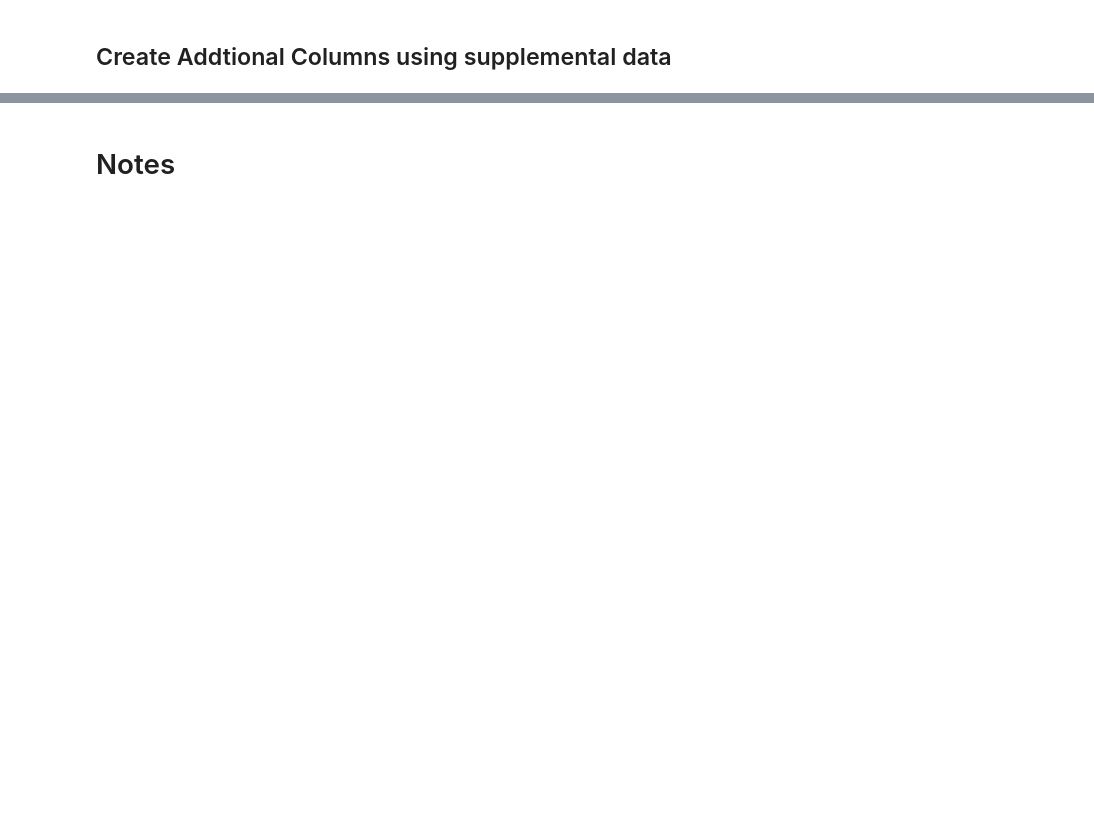
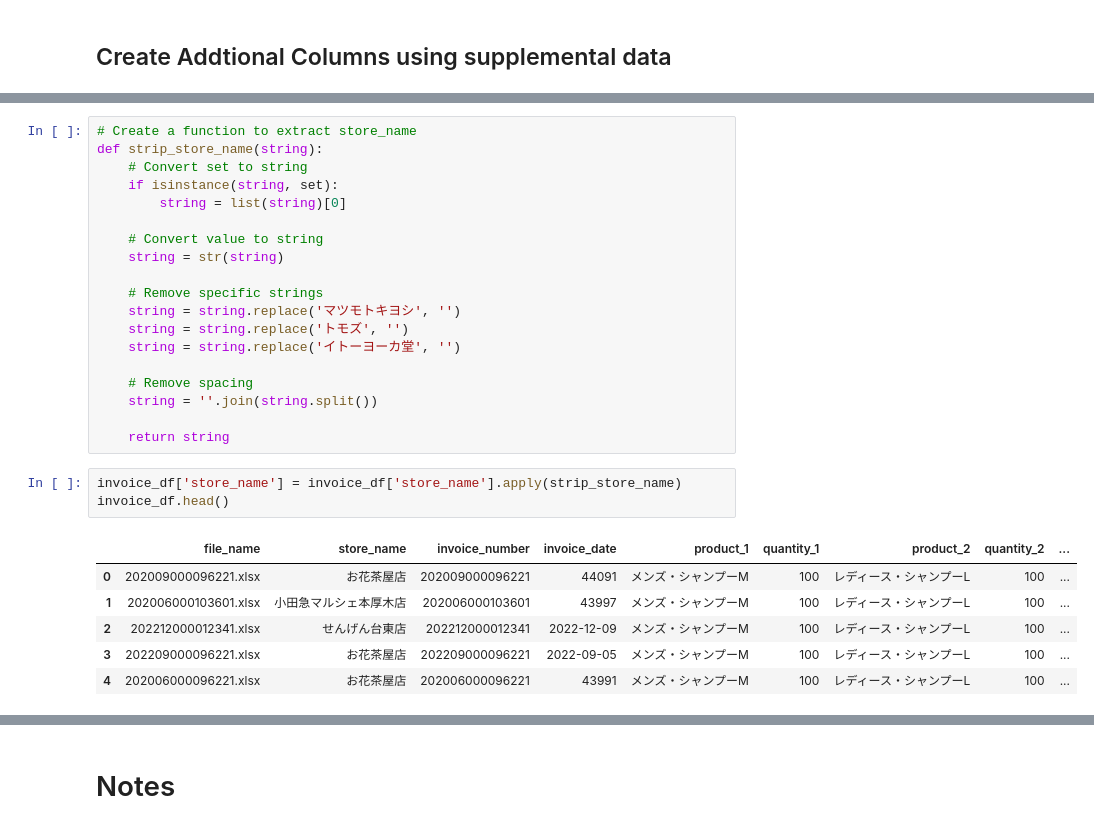
Before and after one commit to Kensuzuki95/EY_Assignment, a Jupyter notebook: EY_Assignment.ipynb, the cells around one changed output, grey strips where cells are left out. Cells and saved outputs as stored; diff of their text form; blank space fills up the shorter version.

```diff
--- a/EY_Assignment.ipynb
+++ b/EY_Assignment.ipynb
@@ -404,0 +409,29 @@ memory usage: 344.3+ KB
+# %%
+# Create a function to extract store_name
+def strip_store_name(string):
+    # Convert set to string
+    if isinstance(string, set):
+        string = list(string)[0]
+
+    # Convert value to string
+    string = str(string)
+
+    # Remove specific strings
+    string = string.replace('マツモトキヨシ', '')
+    string = string.replace('トモズ', '')
+    string = string.replace('イトーヨーカ堂', '')
+
+    # Remove spacing
+    string = ''.join(string.split())
+
+    return string
+# %%
+invoice_df['store_name'] = invoice_df['store_name'].apply(strip_store_name)
+invoice_df.head()
+# %% [output]
+|  | file_name | store_name | invoice_number | invoice_date | product_1 | quantity_1 | product_2 | quantity_2 | ... |
+| 0 | 202009000096221.xlsx | お花茶屋店 | 202009000096221 | 44091 | メンズ・シャンプーM | 100 | レディース・シャンプーL | 100 | ... |
+| 1 | 202006000103601.xlsx | 小田急マルシェ本厚木店 | 202006000103601 | 43997 | メンズ・シャンプーM | 100 | レディース・シャンプーL | 100 | ... |
+| 2 | 202212000012341.xlsx | せんげん台東店 | 202212000012341 | 2022-12-09 | メンズ・シャンプーM | 100 | レディース・シャンプーL | 100 | ... |
+| 3 | 202209000096221.xlsx | お花茶屋店 | 202209000096221 | 2022-09-05 | メンズ・シャンプーM | 100 | レディース・シャンプーL | 100 | ... |
+| 4 | 202006000096221.xlsx | お花茶屋店 | 202006000096221 | 43991 | メンズ・シャンプーM | 100 | レディース・シャンプーL | 100 | ... |
```
Also changed, not shown: parts of 33 cells of this notebook.
